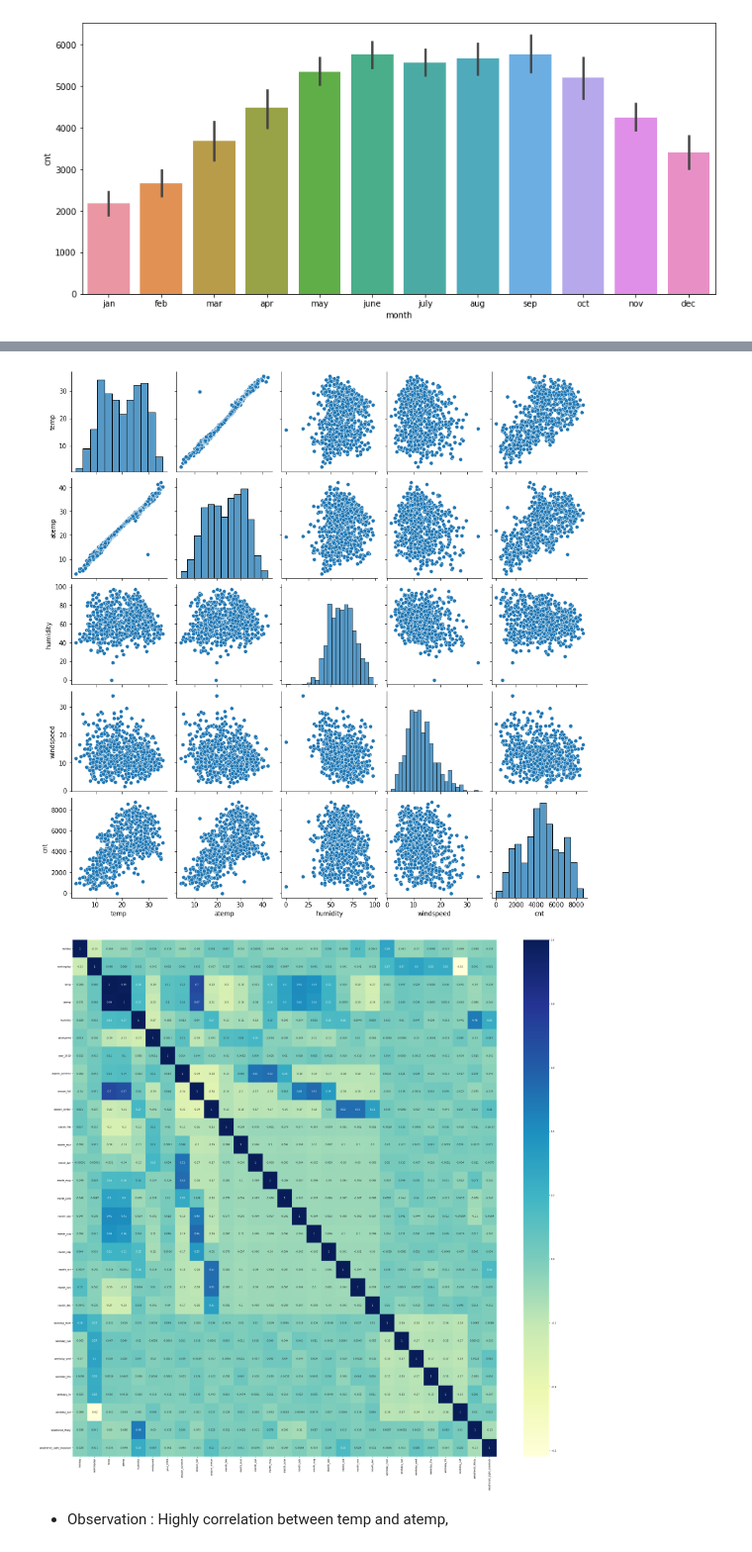
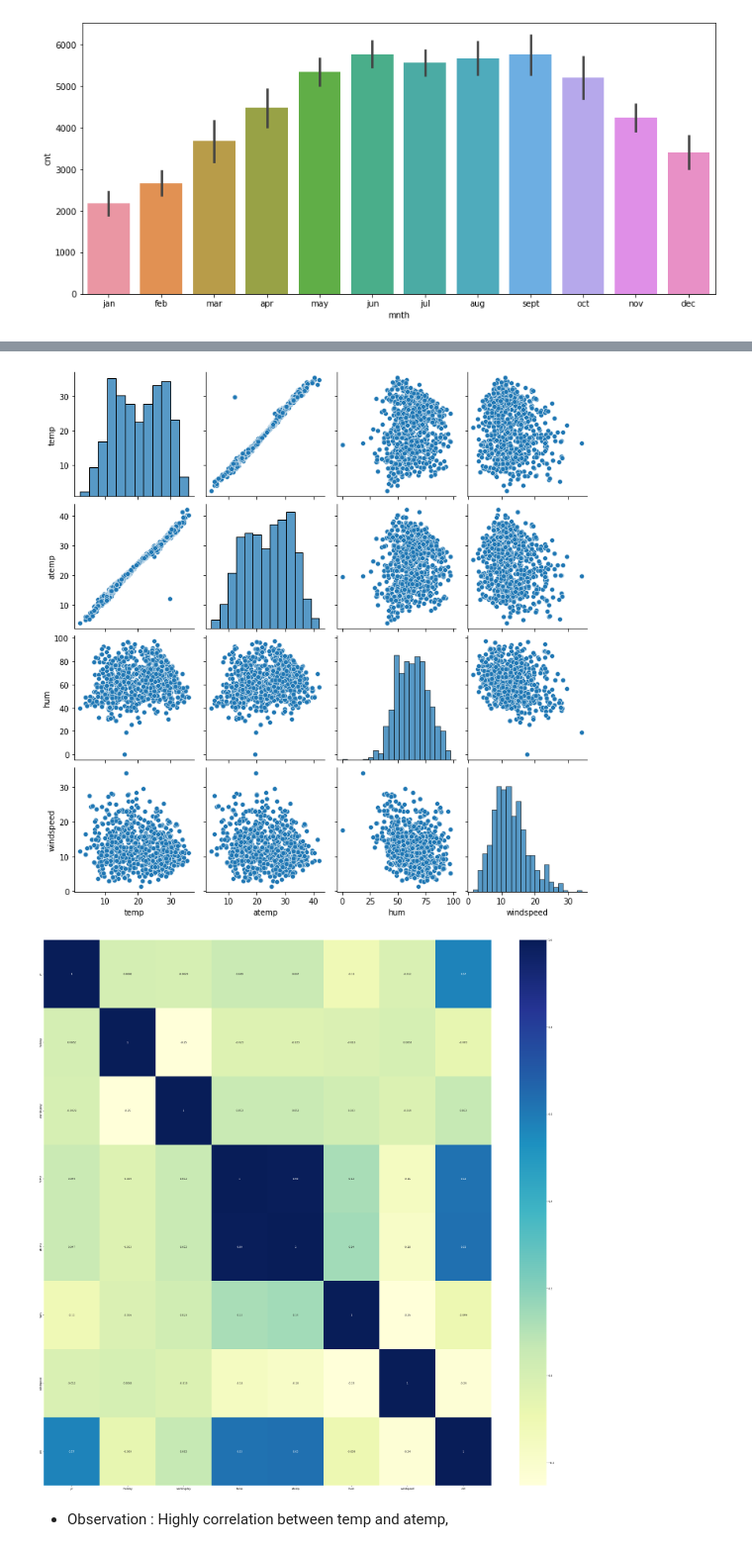
Before and after one commit to suchins3/Bike_Sharing_Assignment, a Jupyter notebook: BikeSharing.ipynb, the cells around one changed output, grey strips where cells are left out. Shown at 99% size. Cells and saved outputs as stored; diff of their text form; code cells hidden in the pictures.

```diff
--- a/BikeSharing.ipynb
+++ b/BikeSharing.ipynb
@@ -110,3 +111,13 @@ df_bike.head()
 | 2 | 1 | 0 | 1 | 0 | 1 | 1 | 1 | 8.050924 | 9.47025 | 43.7273 | ... |
 | 3 | 1 | 0 | 1 | 0 | 2 | 1 | 1 | 8.200000 | 10.60610 | 59.0435 | ... |
 | 4 | 1 | 0 | 1 | 0 | 3 | 1 | 1 | 9.305237 | 11.46350 | 43.6957 | ... |
+# %%
+df_bike.season.replace({1:"spring", 2:"summer", 3:"fall", 4:"winter"},inplace = True)
+
+df_bike.weathersit.replace({1:'good',2:'moderate',3:'bad',4:'severe'},inplace = True)
+
+df_bike.mnth = df_bike.mnth.replace({1: 'jan',2: 'feb',3: 'mar',4: 'apr',5: 'may',6: 'jun',
+                  7: 'jul',8: 'aug',9: 'sept',10: 'oct',11: 'nov',12: 'dec'})
+
+df_bike.weekday = df_bike.weekday.replace({0: 'sun',1: 'mon',2: 'tue',3: 'wed',4: 'thu',5: 'fri',6: 'sat'})
+df_bike.head()
@@ -122,33 +139,0 @@ df_bike.head()
-# %%
-#Rename
-df_bike.rename(columns={'yr':'year','mnth':'month','hum':'humidity'}, inplace=True)
-season_org = df_bike['season']
-year_org = df_bike['year']
-month_org = df_bike['month']
-
-#it is advisable to convert this feature values into categorical string values before proceeding with model building.
-#df_bike['season'] = df_bike['season'].astype(str)
-df_bike['season']= df_bike['season'].astype('category')
-df_bike['month']= df_bike['month'].astype('category')
-df_bike['year']= df_bike['year'].astype('category')
-df_bike['weathersit']= df_bike['weathersit'].astype('category')
-df_bike['weekday']= df_bike['weekday'].astype('category')
-
-
-seasson_map = {1: 'spring', 2: 'summer', 3: 'fall', 4: 'winter'}
-df_bike.season = df_bike['season'].cat.rename_categories(seasson_map)
-
-month_map ={1:'jan',2:'feb',3:'mar',4:'apr',5:'may',6:'june',7:'july',8:'aug',9:'sep',10:'oct',11:'nov',12:'dec'}
-df_bike.month = df_bike.month.cat.rename_categories(month_map)
-
-weathersit_map = {1:'Clear',2:'Misty',3:'Light_snowrain',4:'Heavy_snowrain'}
-df_bike.weathersit = df_bike.weathersit.cat.rename_categories(weathersit_map)
-
-weekday_map = {0:'sun',1:'mon',2:'tue',3:'wed',4:'thu',5:'fri',6:'sat'}
-df_bike.weekday = df_bike.weekday.cat.rename_categories(weekday_map)
-
-year_map = {0:'2018',1:'2019'}
-df_bike.year = df_bike.year.cat.rename_categories(year_map)
-
-
-df_bike.head()
@@ -252,18 +238,18 @@ plt.show()
 - Observation: Large number of bookings is done at Clear weather situations
 - Observation: Compared to 2018, more booking is done at year 2019(5500 bookings)
 # %%
-sns.pairplot(data=df_bike,vars=['temp','atemp','humidity','windspeed','cnt'])
+sns.pairplot(data=df_bike,vars=['temp','atemp','hum','windspeed'])
 plt.show()
 # %% [output]
-[figure, old version]
+[figure, new version]
 # %%
 # Let's check the correlation coefficients to see which variables are highly correlated
 
 plt.figure(figsize = (40, 40))
-sns.heatmap(df_train.corr(), annot = True, cmap="YlGnBu")
+sns.heatmap(df_bike.corr(), annot = True, cmap="YlGnBu")
 plt.show()
 # %% [output]
-[figure, old version]
+[figure, new version]
 # %% [markdown]
 - Observation : Highly correlation between temp and atemp,
 # %%
```
Also changed, not shown: parts of 64 cells of this notebook.
